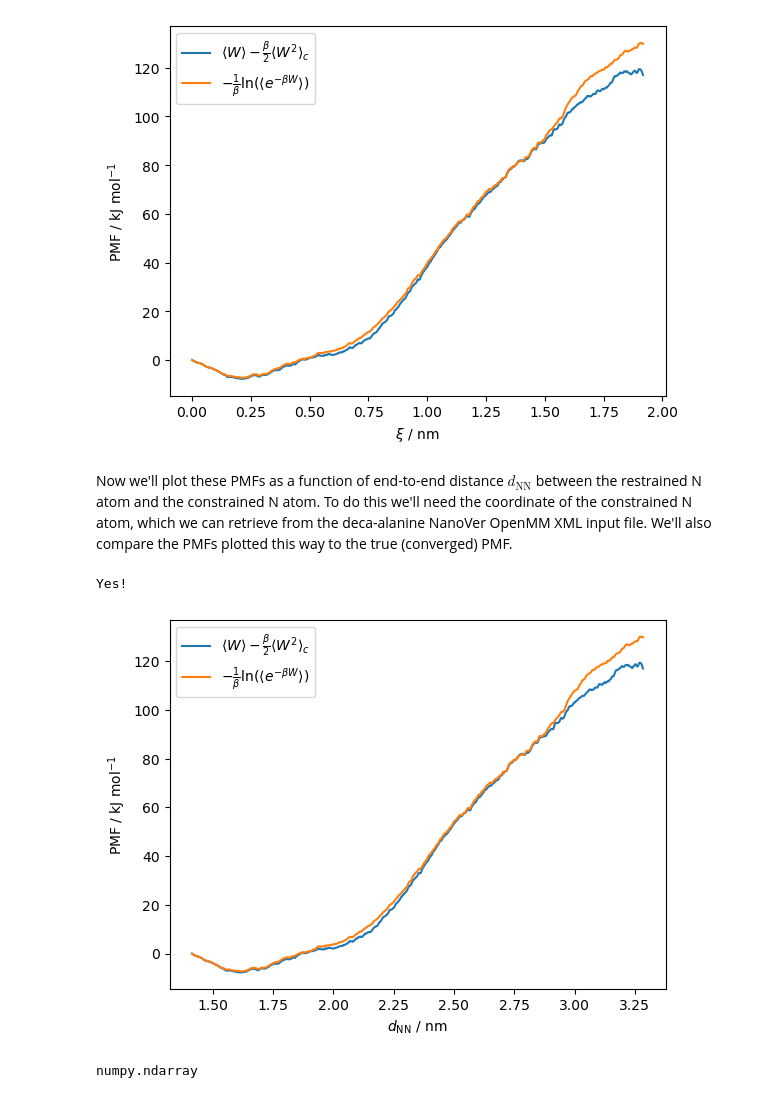
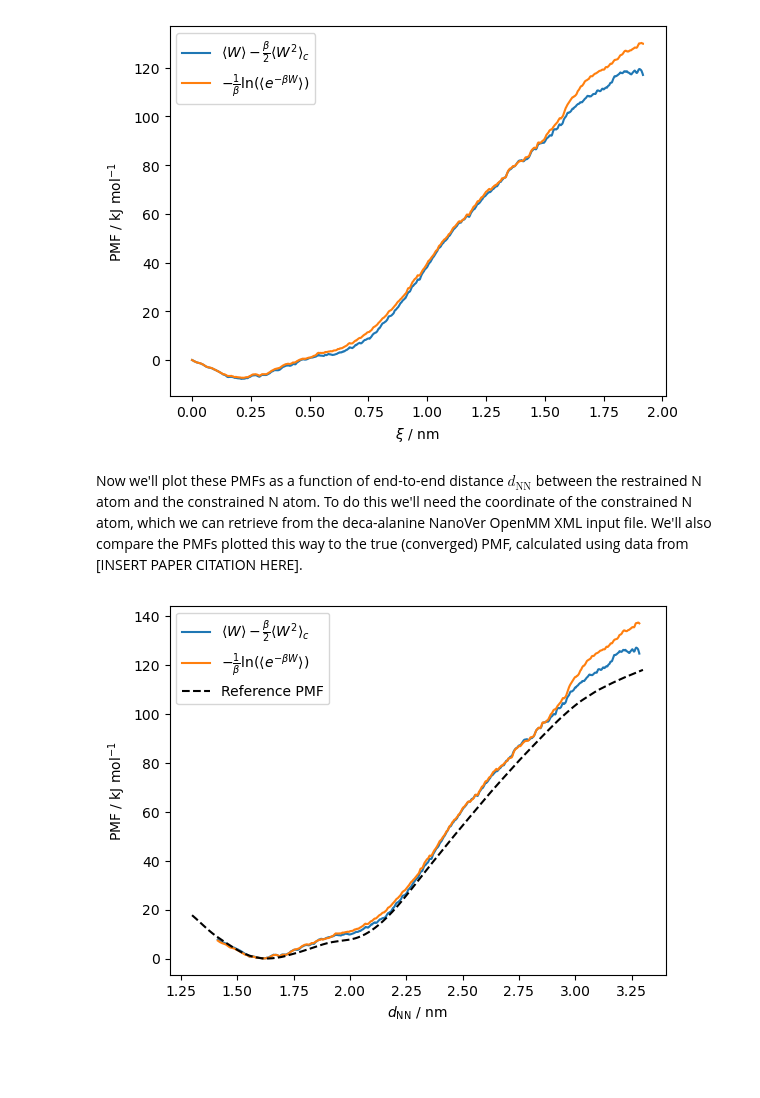
Before and after one commit to IRL2/nanover-server-py, a Jupyter notebook: tutorials/5. iGUESSMD/analysis.ipynb, the cells around one changed output. Cells and saved outputs as stored; diff of their text form; code cells hidden in the pictures; blank space fills up the shorter version.

Commit message:
Plot PMFs with reference PMF, and write section about calculating variance in the RC.

```diff
--- a/tutorials/5. iGUESSMD/analysis.ipynb
+++ b/tutorials/5. iGUESSMD/analysis.ipynb
@@ -72,32 +72,31 @@ plt.show()
 # %% [output]
 [figure]
 # %% [markdown]
-Now we'll plot these PMFs as a function of end-to-end distance $d_{\mathrm{NN}}$ between the restrained N atom and the constrained N atom. To do this we'll need the coordinate of the constrained N atom, which we can retrieve from the deca-alanine NanoVer OpenMM XML input file. We'll also compare the PMFs plotted this way to the true (converged) PMF.
+Now we'll plot these PMFs as a function of end-to-end distance $d_{\mathrm{NN}}$ between the restrained N atom and the constrained N atom. To do this we'll need the coordinate of the constrained N atom, which we can retrieve from the deca-alanine NanoVer OpenMM XML input file. We'll also compare the PMFs plotted this way to the true (converged) PMF, calculated using data from [INSERT PAPER CITATION HERE].
 # %%
 from nanover.iguessmd.openmm import OMMiGUESSMDSimulation
 
 # Determine position of constrained atom
 iguessmd_sim = OMMiGUESSMDSimulation.from_xml_path(path="../systems/openmm/deca-alanine_constrained.xml",
                                                    iguessmd_atom_indices=iguessmd_general_data['iguessmd_atom_indices'],
-                                                   iguessmd_path=iguessmd_general_data['iguessmd_path'],iguessmd_force_constant=np.array([1., 2.]))
-                                                   #iguessmd_force_constant=iguessmd_general_data['iguessmd_force_constant'])
+                                                   iguessmd_path=iguessmd_general_data['iguessmd_path'],
+                                                   iguessmd_force_constant=iguessmd_general_data['iguessmd_force_constant'])
 
 r_constrained_atom = iguessmd_sim.simulation.context.getState(getPositions=True).getPositions(asNumpy=True)[6]._value
 
 # Calculate end-to-end distance
 end_to_end_dist = np.linalg.norm(iguessmd_general_data['iguessmd_path'] - r_constrained_atom, axis=1)
 
+# Load reference data
+ref_data = dict(np.load("../systems/iguessmd/reference_data/deca-alanine_reference_data.npz"))
+
 # Plot PMFs
-plt.plot(end_to_end_dist, pmf_second_cumulant, label=r"$\langle W \rangle - \frac{\beta}{2}\langle W^{2} \rangle_{c}$")
-plt.plot(end_to_end_dist, pmf_exp_avg, label=r"$-\frac{1}{\beta} \ln ( \langle e^{-\beta W} \rangle )$")
+plt.plot(end_to_end_dist, pmf_second_cumulant - np.min(pmf_second_cumulant), label=r"$\langle W \rangle - \frac{\beta}{2}\langle W^{2} \rangle_{c}$")
+plt.plot(end_to_end_dist, pmf_exp_avg - np.min(pmf_exp_avg), label=r"$-\frac{1}{\beta} \ln ( \langle e^{-\beta W} \rangle )$")
+plt.plot(ref_data['ref_end_to_end_dist'], ref_data['ref_pmf_second_cumulant'] - np.min(ref_data['ref_pmf_second_cumulant']), label="Reference PMF", color='black', linestyle='dashed')
 plt.xlabel(r"$d_{\mathrm{NN}}$ / nm")
 plt.ylabel(r"PMF / kJ mol$^{-1}$")
 plt.legend()
 plt.show()
 # %% [output]
-Yes!
-[figure, old version]
+[figure, new version]
-# %%
-type(iguessmd_general_data['iguessmd_force_constant'])
-# %% [output]
-numpy.ndarray
```
Also changed, not shown: parts of 8 cells of this notebook.
